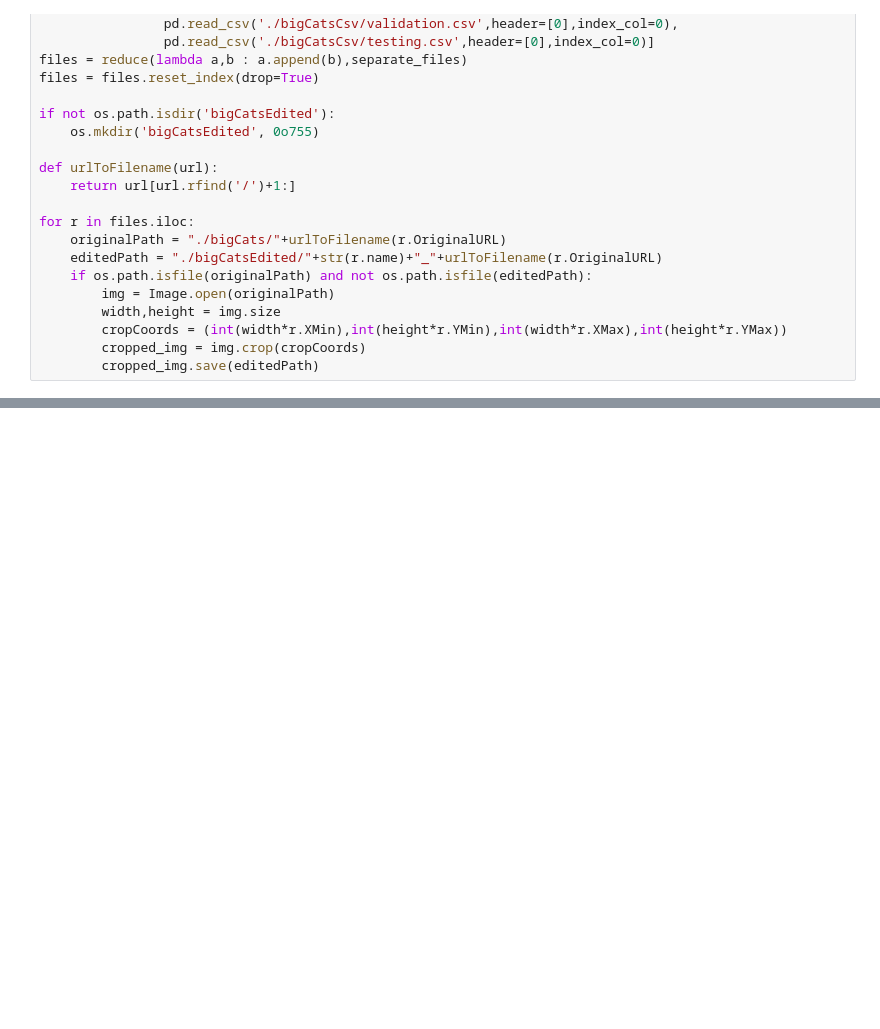
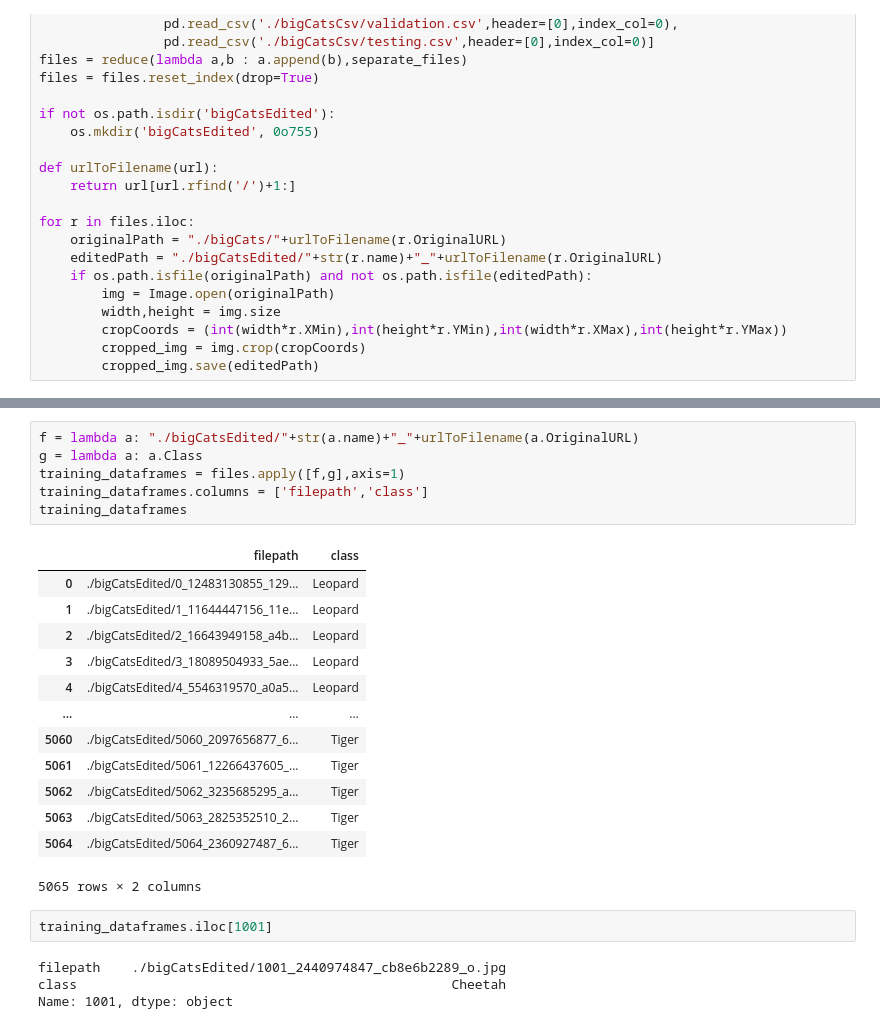
Before and after one commit to SChoiGitHub/Machine-Learning-Experiments, a Jupyter notebook: Open_Images_Dataset/CropImages.ipynb, the cells around one changed output, grey strips where cells are left out. Cells and saved outputs as stored; diff of their text form; blank space fills up the shorter version.

```diff
--- a/Open_Images_Dataset/CropImages.ipynb
+++ b/Open_Images_Dataset/CropImages.ipynb
@@ -53,3 +53,29 @@ Name: 14, dtype: object
 592 400
 (57, 245, 331, 323)
 [figure]
+# %%
+f = lambda a: "./bigCatsEdited/"+str(a.name)+"_"+urlToFilename(a.OriginalURL)
+g = lambda a: a.Class
+training_dataframes = files.apply([f,g],axis=1)
+training_dataframes.columns = ['filepath','class']
+training_dataframes
+# %% [output]
+|  | filepath | class |
+| 0 | ./bigCatsEdited/0_12483130855_129... | Leopard |
+| 1 | ./bigCatsEdited/1_11644447156_11e... | Leopard |
+| 2 | ./bigCatsEdited/2_16643949158_a4b... | Leopard |
+| 3 | ./bigCatsEdited/3_18089504933_5ae... | Leopard |
+| 4 | ./bigCatsEdited/4_5546319570_a0a5... | Leopard |
+| ... | ... | ... |
+| 5060 | ./bigCatsEdited/5060_2097656877_6... | Tiger |
+| 5061 | ./bigCatsEdited/5061_12266437605_... | Tiger |
+| 5062 | ./bigCatsEdited/5062_3235685295_a... | Tiger |
+| 5063 | ./bigCatsEdited/5063_2825352510_2... | Tiger |
+| 5064 | ./bigCatsEdited/5064_2360927487_6... | Tiger |
+5065 rows × 2 columns
+# %%
+training_dataframes.iloc[1001]
+# %% [output]
+filepath    ./bigCatsEdited/1001_2440974847_cb8e6b2289_o.jpg
+class                                                Cheetah
+Name: 1001, dtype: object
```
Also changed, not shown: parts of 1 cell of this notebook, 1 other file.
